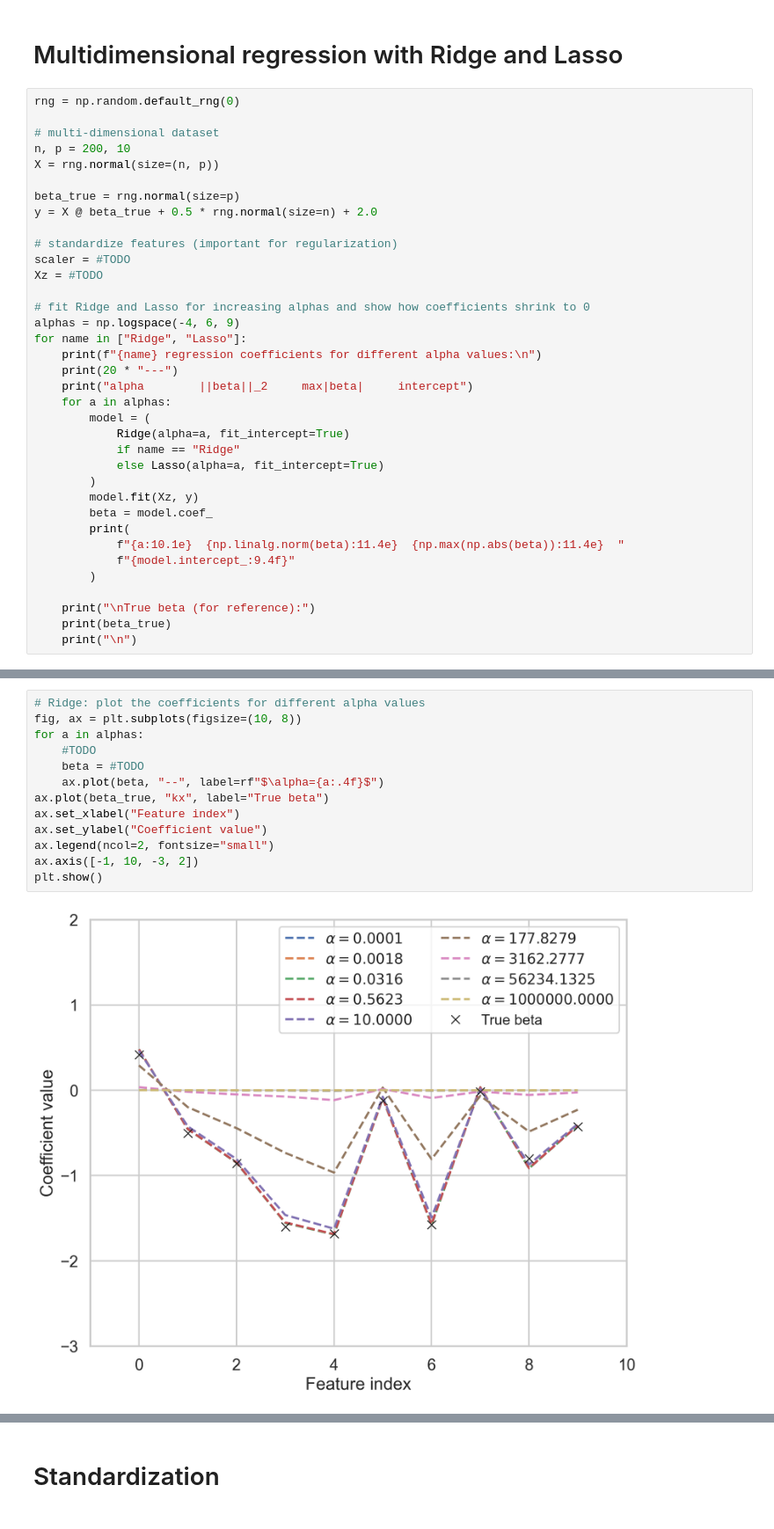
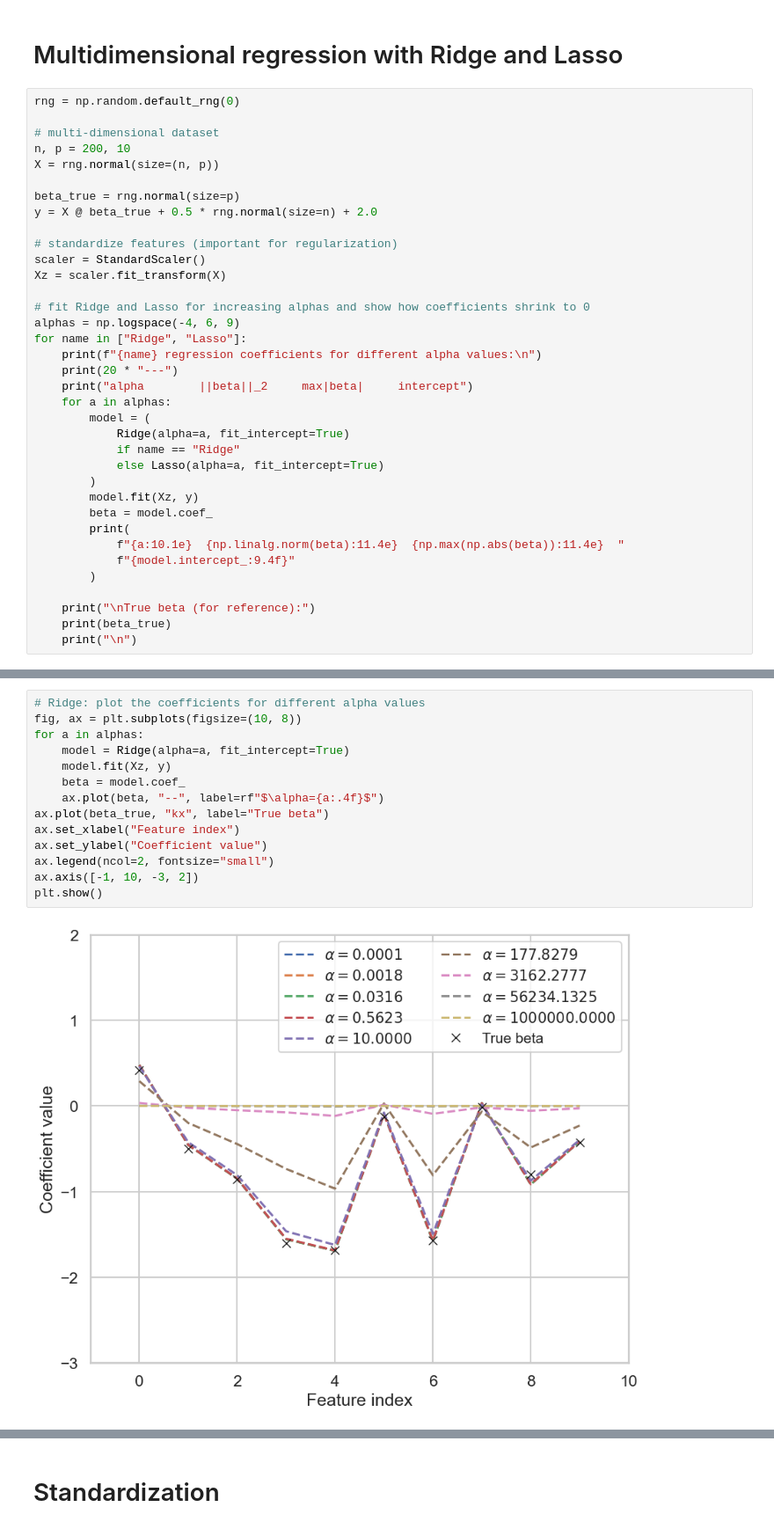
Before and after one commit to victor4628/fre-gy-7773-mlfe, a Jupyter notebook: 04_ridge_lasso.ipynb, the cells around one changed output, grey strips where cells are left out. Shown at 88% size. Drawn from its saved outputs; the diff is of its cells as text.

```diff
--- a/04_ridge_lasso.ipynb
+++ b/04_ridge_lasso.ipynb
@@ -177,8 +177,8 @@ beta_true = rng.normal(size=p)
 y = X @ beta_true + 0.5 * rng.normal(size=n) + 2.0
 
 # standardize features (important for regularization)
-scaler = #TODO
-Xz = #TODO
+scaler = StandardScaler()
+Xz = scaler.fit_transform(X)
 
 # fit Ridge and Lasso for increasing alphas and show how coefficients shrink to 0
 alphas = np.logspace(-4, 6, 9)
@@ -207,18 +223,19 @@ SyntaxError: invalid syntax (1427096408.py, line 11)
 # %%
 # Ridge: plot the coefficients for different alpha values
 fig, ax = plt.subplots(figsize=(10, 8))
 for a in alphas:
-    #TODO
-    beta = #TODO
+    model = Ridge(alpha=a, fit_intercept=True)
+    model.fit(Xz, y)
+    beta = model.coef_
     ax.plot(beta, "--", label=rf"$\alpha={a:.4f}$")
 ax.plot(beta_true, "kx", label="True beta")
 ax.set_xlabel("Feature index")
 ax.set_ylabel("Coefficient value")
 ax.legend(ncol=2, fontsize="small")
 ax.axis([-1, 10, -3, 2])
 plt.show()
 # %% [output]
-[figure, old version]
+[figure, new version]
 # %%
 # same for lasso
 fig, ax = plt.subplots(figsize=(10, 8))
```
Also changed, not shown: parts of 3 cells of this notebook.
